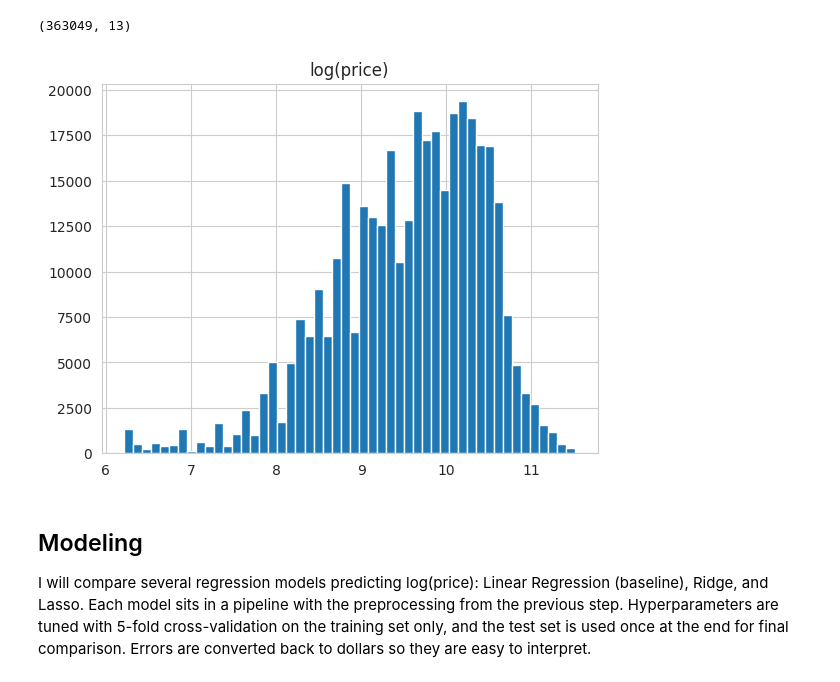
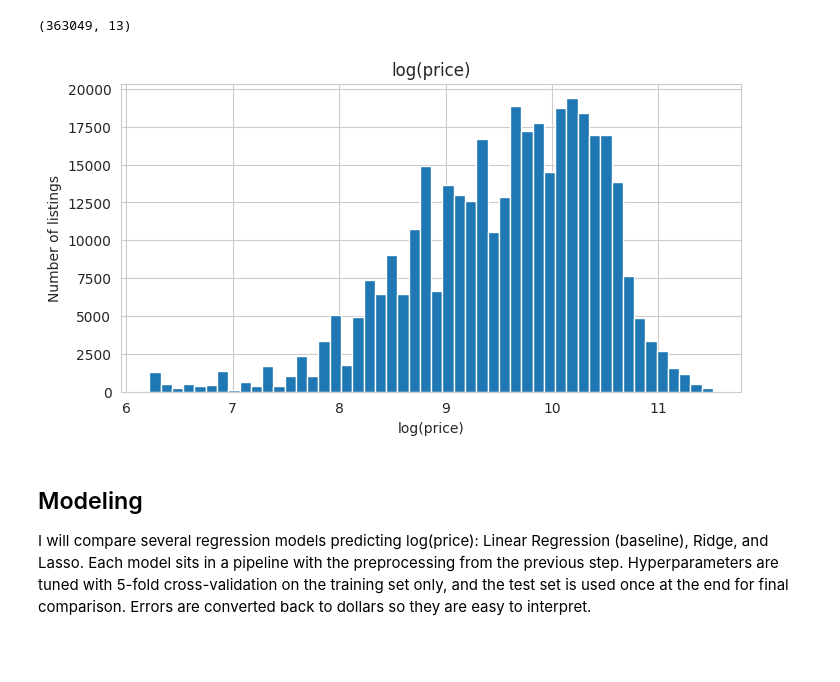
Before and after one commit to SuMiaRbyte/BERKLEY, a Jupyter notebook: prompt_II.ipynb, the cells around one changed output. Drawn from its saved outputs; the diff is of its cells as text; code cells hidden in the pictures; blank space fills up the shorter version.

```diff
--- a/prompt_II.ipynb
+++ b/prompt_II.ipynb
@@ -224,10 +209,15 @@ df_clean = df_clean.drop(columns=["year"])   # age replaces it
 # %%
 # 4. Target transformation: price is right-skewed, so use log(price)
 df_clean["log_price"] = np.log1p(df_clean["price"])
+
+plt.figure(figsize=(8, 4))
 df_clean["log_price"].hist(bins=50)
-plt.title("log(price)"); plt.show()
+plt.title("log(price)")
+plt.xlabel("log(price)")
+plt.ylabel("Number of listings")
+plt.show()
 # %% [output]
-[figure, old version]
+[figure, new version]
 # %%
 # 5. Define features and target, then split
 X = df_clean.drop(columns=["price", "log_price"])
```
Also changed, not shown: parts of 7 cells of this notebook.
